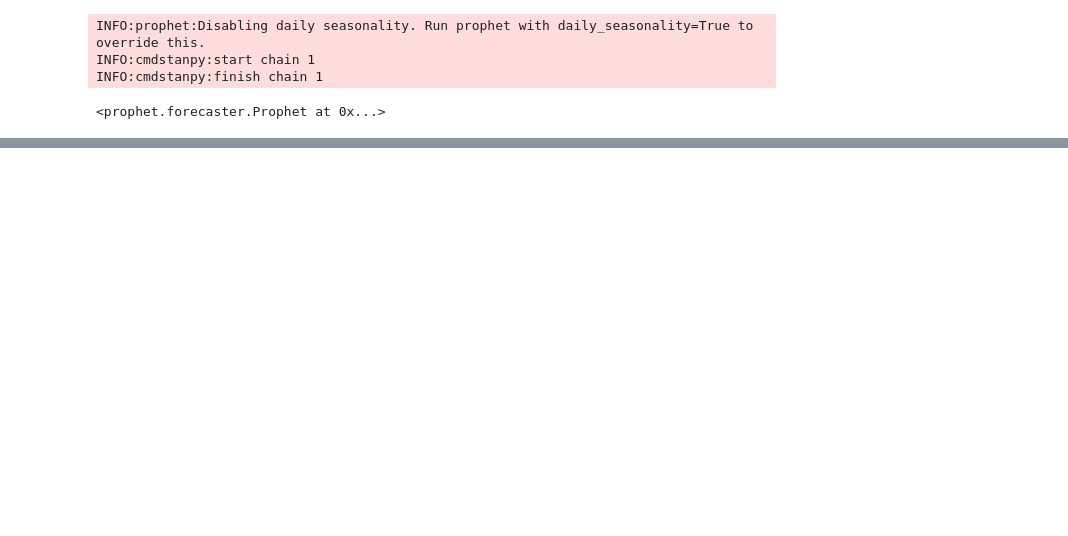
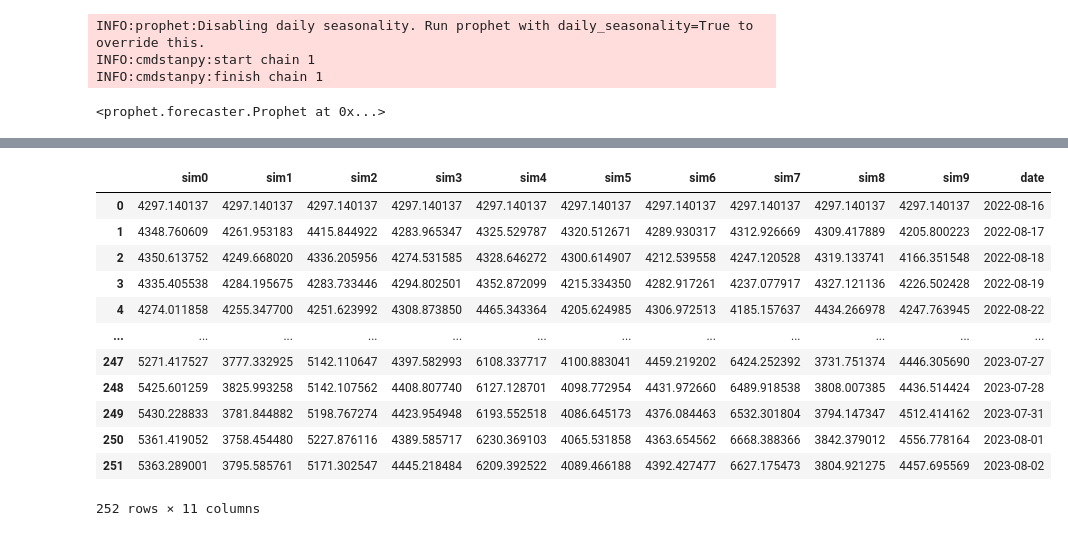
Before and after one commit to rishkosna/prophet_vs_monte, a Jupyter notebook: prophet_predictor.ipynb, the cells around one changed output, grey strips where cells are left out. Saved outputs shown, nothing was run; the diff lists cells and outputs as text; code cells hidden in the pictures; blank space fills up the shorter version.

```diff
--- a/prophet_predictor.ipynb
+++ b/prophet_predictor.ipynb
@@ -203,0 +209,4 @@ plot_plotly(m, forecast)
+# %%
+data = pd.DataFrame()
+data = sp_df['Adj Close']
+data
@@ -203,0 +226,3 @@ plot_plotly(m, forecast)
+# %%
+log_returns = np.log(1 + data.pct_change())
+log_returns
@@ -203,0 +242,15 @@ plot_plotly(m, forecast)
+# %%
+#returns stats
+u = log_returns.mean()
+var = log_returns.var()
+drift = u - (0.5 * var)
+stdev = log_returns.std()
+
+# trading days per year and num of sims
+t_intervals = 252
+iterations = 10
+
+daily_returns = np.exp(drift + stdev * norm.ppf(np.random.rand(t_intervals, iterations)))
+
+s0 = data.iloc[-1]
+s0
@@ -203,0 +259,4 @@ plot_plotly(m, forecast)
+# %%
+price_list = np.zeros_like(daily_returns)
+price_list[0] = s0
+price_list
@@ -203,0 +277,27 @@ plot_plotly(m, forecast)
+# %%
+for t in range(1, t_intervals):
+    price_list[t] = price_list[t-1] * daily_returns[t]
+
+price_list
+
+columns = []
+for i in range(0,10):
+     columns.append("sim" + str(i))
+
+df = pd.DataFrame(price_list, columns = columns)
+df['date'] = pd.date_range(start= today, periods=len(df), freq=BDay())
+df
+# %% [output]
+|  | sim0 | sim1 | sim2 | sim3 | sim4 | sim5 | sim6 | sim7 | sim8 | sim9 | date |
+| 0 | 4297.140137 | 4297.140137 | 4297.140137 | 4297.140137 | 4297.140137 | 4297.140137 | 4297.140137 | 4297.140137 | 4297.140137 | 4297.140137 | 2022-08-16 |
+| 1 | 4348.760609 | 4261.953183 | 4415.844922 | 4283.965347 | 4325.529787 | 4320.512671 | 4289.930317 | 4312.926669 | 4309.417889 | 4205.800223 | 2022-08-17 |
+| 2 | 4350.613752 | 4249.668020 | 4336.205956 | 4274.531585 | 4328.646272 | 4300.614907 | 4212.539558 | 4247.120528 | 4319.133741 | 4166.351548 | 2022-08-18 |
+| 3 | 4335.405538 | 4284.195675 | 4283.733446 | 4294.802501 | 4352.872099 | 4215.334350 | 4282.917261 | 4237.077917 | 4327.121136 | 4226.502428 | 2022-08-19 |
+| 4 | 4274.011858 | 4255.347700 | 4251.623992 | 4308.873850 | 4465.343364 | 4205.624985 | 4306.972513 | 4185.157637 | 4434.266978 | 4247.763945 | 2022-08-22 |
+| ... | ... | ... | ... | ... | ... | ... | ... | ... | ... | ... | ... |
+| 247 | 5271.417527 | 3777.332925 | 5142.110647 | 4397.582993 | 6108.337717 | 4100.883041 | 4459.219202 | 6424.252392 | 3731.751374 | 4446.305690 | 2023-07-27 |
+| 248 | 5425.601259 | 3825.993258 | 5142.107562 | 4408.807740 | 6127.128701 | 4098.772954 | 4431.972660 | 6489.918538 | 3808.007385 | 4436.514424 | 2023-07-28 |
+| 249 | 5430.228833 | 3781.844882 | 5198.767274 | 4423.954948 | 6193.552518 | 4086.645173 | 4376.084463 | 6532.301804 | 3794.147347 | 4512.414162 | 2023-07-31 |
+| 250 | 5361.419052 | 3758.454480 | 5227.876116 | 4389.585717 | 6230.369103 | 4065.531858 | 4363.654562 | 6668.388366 | 3842.379012 | 4556.778164 | 2023-08-01 |
+| 251 | 5363.289001 | 3795.585761 | 5171.302547 | 4445.218484 | 6209.392522 | 4089.466188 | 4392.427477 | 6627.175473 | 3804.921275 | 4457.695569 | 2023-08-02 |
+252 rows × 11 columns
```
Also changed, not shown: parts of 15 cells of this notebook.
